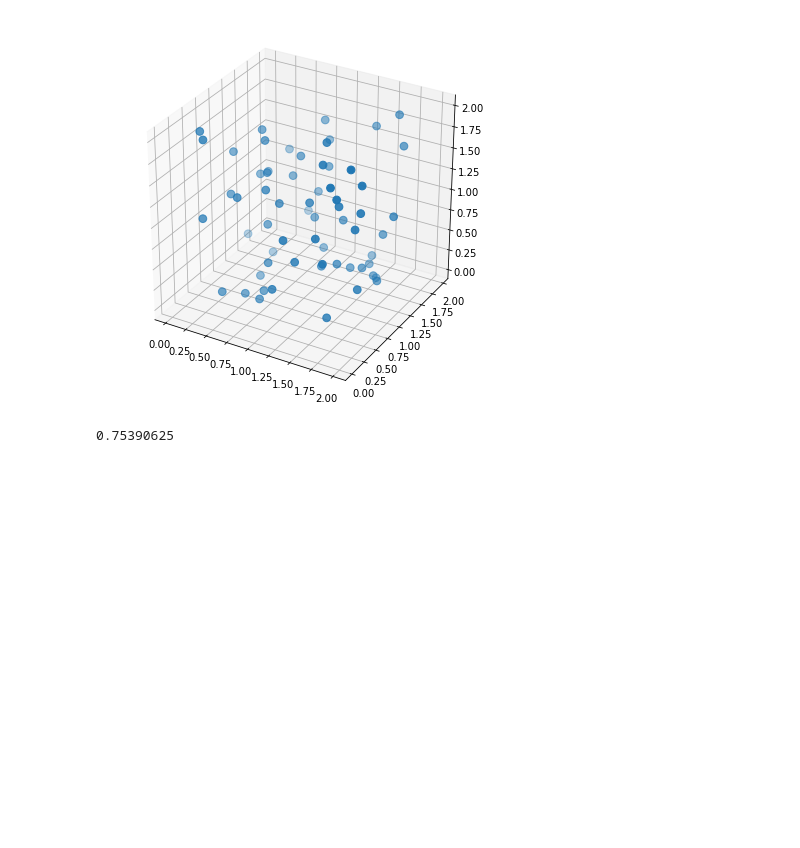
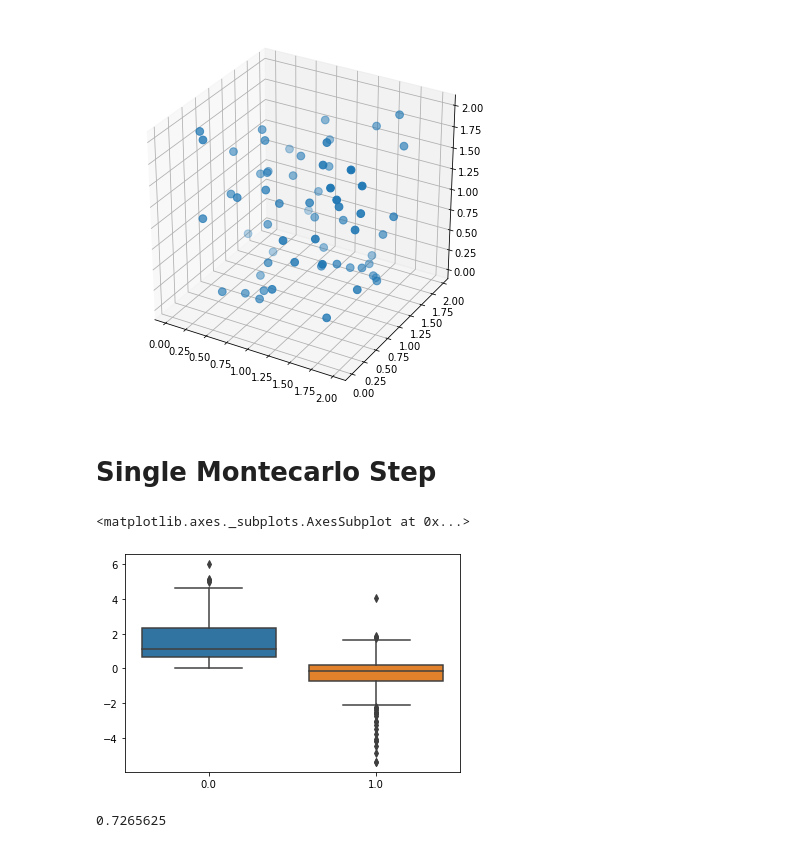
Before and after one commit to Ssalazar12/Physics, a Jupyter notebook: Self-Consistent Field Theory/montecarlo_scft.ipynb, the cells around one changed output. Cells and saved outputs as stored; diff of their text form; code cells hidden in the pictures; blank space fills up the shorter version.

```diff
--- a/Self-Consistent Field Theory/montecarlo_scft.ipynb
+++ b/Self-Consistent Field Theory/montecarlo_scft.ipynb
@@ -35,7 +43,7 @@ N = 64
 S = np.linspace(0,1,N)
 # cutting point of the polymer diving A and B
 F = 1/2
-L = 2*1.0
+L = 2*Re
 X = np.linspace(0,Nx, Nx)
 X = X*L/Nx
 # %% [markdown]
@@ -140,35 +153,48 @@ ax = plt.axes(projection='3d')
 ax.scatter3D(initial_chain[:,0], initial_chain[:,1], initial_chain[:,2], s=60);
 # %% [output]
 [figure]
+# %% [markdown]
+# Single Montecarlo Step
 # %%
 # for now choose this as place holder value
 d = X[1]-X[0]
-current_chain = initial_chain.copy()
 # interpolation of the fields
 wa_int = interp1d(X,wa, kind='linear')
 wb_int = interp1d(X,wb, kind='linear')
 
+current_chain = initial_chain.copy()
 delta_u_list = []
+acceptance_list = np.zeros(Nx)
 
-acceptance_list = np.zeros(Nx)
-for i in range(0,Nx-1):
+# Iterate up to the number of beads in the chain
+for i in range(0,Nx):
     next_chain, bead_i = move_bead(current_chain,d)
+
+    # ask if the proposed move is inside the box
+    if all((y <= L) and (y>=0) for y in next_chain[bead_i]):
+        # calculate initial and final energies
+        u0,sumwa0, sumwb0, sum0 = calculate_energy(current_chain, no_fields=True)
+        uf,sumwaf, sumwbf, sumf = calculate_energy(next_chain, no_fields=True)
+
+        delta_u = uf-u0
+        delta_u_list.append(delta_u)
+
+        # metropolis step
+        current_chain, acceptance_list[i] = metropolis_step(delta_u, current_chain, next_chain)
+
     # if the displacement takes the bead out of the box then we reject the move immediately
-
-    #if all((y <= xx) and (y>=2) for y in next_chain[bead_i]):
-    #    print('yyeet')
-
-    # calculate initial and final energies
-    u0,sumwa0, sumwb0, sum0 = calculate_energy(current_chain)
-    uf,sumwaf, sumwbf, sumf = calculate_energy(next_chain)
-
-    delta_u = uf-u0
-    delta_u_list.append(delta_u)
-
-    # metropolis step
-    current_chain, acceptance_list[i] = metropolis_step(delta_u, current_chain, next_chain)
+    else:
+        acceptance_list[i] = 0
+        current_chain = current_chain.copy()
+        # delta u of zero means that the move was rejected because it steped out of the box
+        delta_u_list.append(0)
+# %%
+sns.boxplot( x=acceptance_list,y=delta_u_list)
+# %% [output]
+<matplotlib.axes._subplots.AxesSubplot at 0x...>
+[figure, added]
 # %%
 # move every single bead in the chain and this is one step
 np.sum(acceptance_list)/len(acceptance_list)
 # %% [output]
-0.75390625
+0.7265625
```
Also changed, not shown: parts of 13 cells of this notebook.
